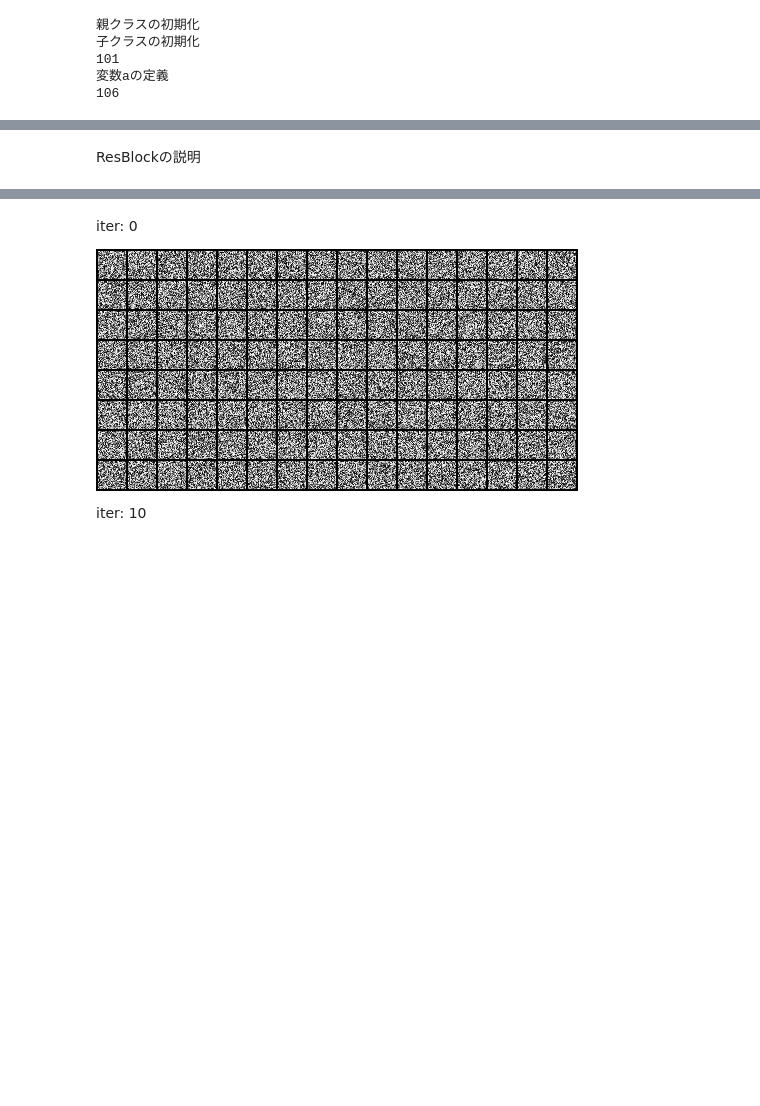
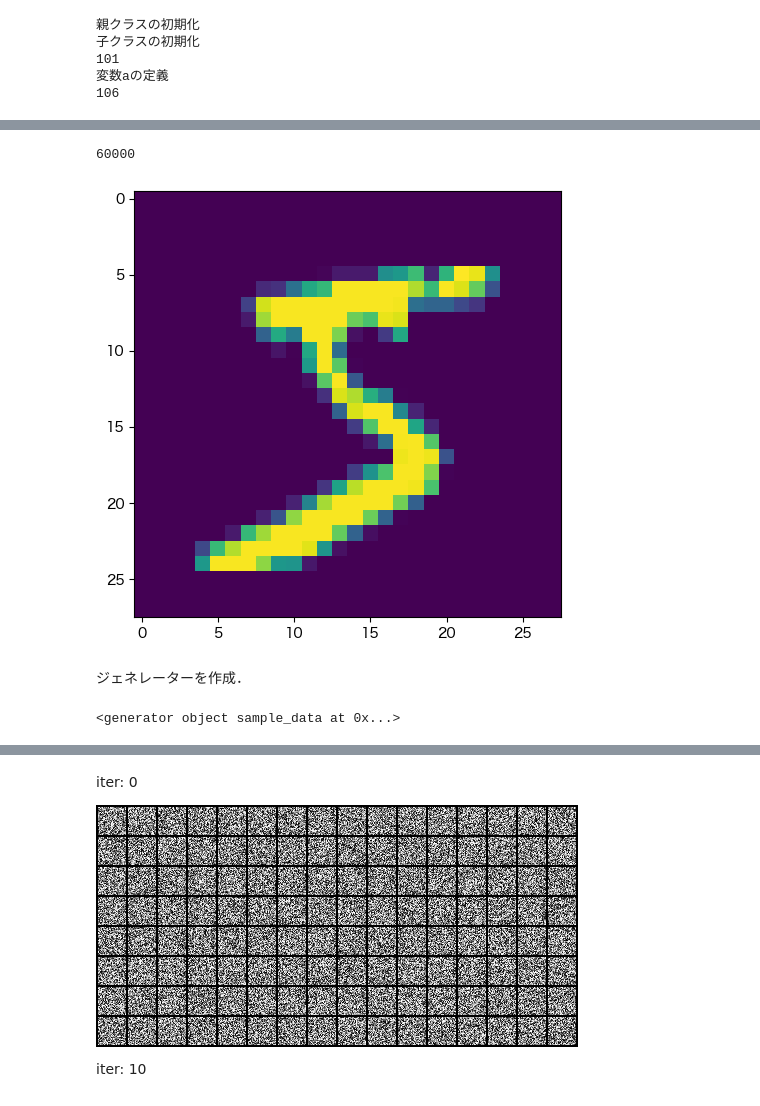
Before and after one commit to Takahashi-Kaisei/deep-generative-model, a Jupyter notebook: エネルギーベースモデル/EBM.ipynb, the cells around one changed output, grey strips where cells are left out. Drawn from its saved outputs; the diff is of its cells as text; code cells hidden in the pictures; blank space fills up the shorter version.

```diff
--- a/エネルギーベースモデル/EBM.ipynb
+++ b/エネルギーベースモデル/EBM.ipynb
@@ -1494,2 +1294,0 @@ class IGEBM(nn.Module): # nn.Moduleを継承
-# %% [markdown]
-ResBlockの説明
@@ -1569,0 +1309,26 @@ class ResBlock(nn.Module):
+# %%
+# MNISTデータセットをダウンロード
+mnist_data = datasets.MNIST('.', download=True, transform=transforms.ToTensor())
+# %%
+print(len(mnist_data))
+# (画像, ラベル)のタプルになっている．それが枚数分だけ続くイメージ．
+image, label = mnist_data[0]
+# mmnistを5枚取り出したい場合はこうしないといけない．
+mnist_data_5 = DataLoader(mnist_data, batch_size=5, shuffle=True)
+# %% [output]
+60000
+# %%
+# 可視化
+# squeeze_()は，テンソルの次元を削除するメソッド
+# 例えば，(1, 28, 28)のテンソルを(28, 28)にする．
+plt.imshow(image[0])
+plt.tight_layout()
+plt.show()
+# %% [output]
+[figure, added]
+# %% [markdown]
+ジェネレーターを作成．
+# %%
+sample_data(mnist_data)
+# %% [output]
+<generator object sample_data at 0x...>
```
Also changed, not shown: parts of 42 cells of this notebook.
